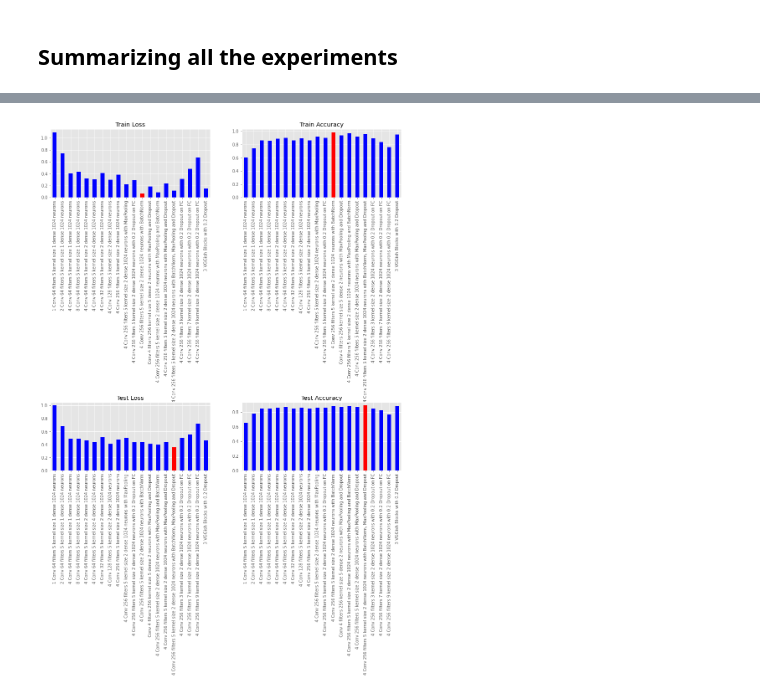
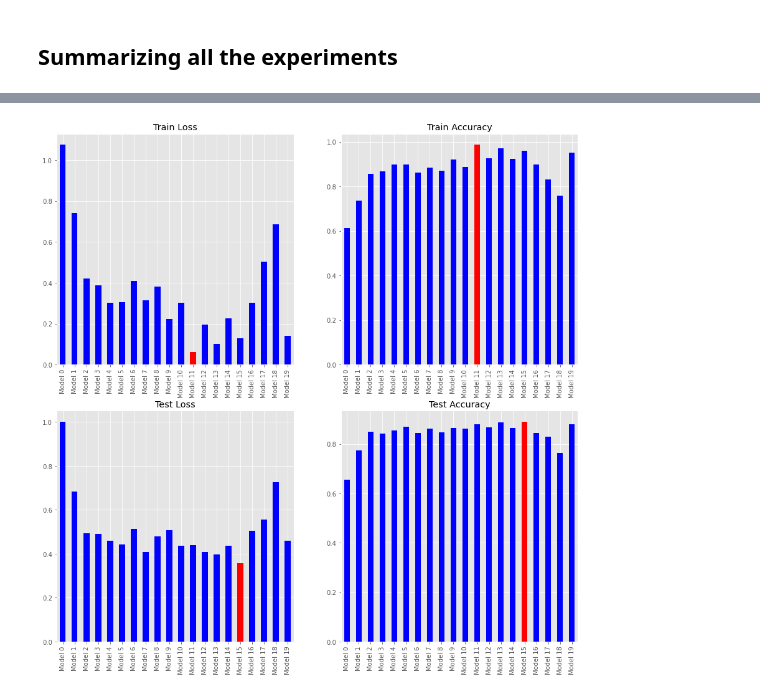
Before and after one commit to Yusepp/M3-CV, a Jupyter notebook: P4/CNN.ipynb, the cells around one changed output, grey strips where cells are left out. Drawn from its saved outputs; the diff is of its cells as text; code cells hidden in the pictures.

Commit message:
Plots and Data related to num params

```diff
--- a/P4/CNN.ipynb
+++ b/P4/CNN.ipynb
@@ -1015,7 +954,8 @@ Epoch 00098: ReduceLROnPlateau reducing learning rate to 0.0005000000237487257.
 # %%
 model.load_weights(f'model_{idx}.h5')
 title = "{} Conv {} filters {} kernel size {} dense {} neurons with 0.2 Dropout on FC".format(N_CONV, CONV, KERNEL, N_DENSE, DENSE)
-plot_loss_accuracy(history, title)
+if not f'model_{idx}.h5' in os.listdir("."):
+    plot_loss_accuracy(history, title)
 experiment.append(title)
 (loss, acc) = model.evaluate(train_big, verbose = 0)
 results["Train Accuracy"].append(acc)
@@ -1026,4 +966,5 @@ print("Train Accuracy: {:.4f}  Train Loss: {:.4f}".format(acc,loss))
 results["Test Accuracy"].append(acc)
 results["Test Loss"].append(loss)
 print("Test Accuracy: {:.4f}  Test Loss: {:.4f}".format(acc,loss))
+results["Num. Params"].append(model.count_params())
 # %% [output]
@@ -1076,7 +1016,8 @@ gc.collect()
 
 train_big, test_big = get_dataset(DATA_DIR_BIG, aug = True)
 model = build_block_model()
-history = model.fit(train_big,steps_per_epoch=train_big.samples // BATCH_SIZE, epochs=100, validation_data=test_big, validation_steps=test_big.samples // BATCH_SIZE, callbacks=[checkpoint, lr_reducer])
+if not f'model_{idx}.h5' in os.listdir("."):
+    history = model.fit(train_big,steps_per_epoch=train_big.samples // BATCH_SIZE, epochs=100, validation_data=test_big, validation_steps=test_big.samples // BATCH_SIZE, callbacks=[checkpoint, lr_reducer])
 # %% [output]
 Loading: ./datasets/MIT_split
 Found 1881 images belonging to 8 classes.
@@ -1098,7 +1027,8 @@ Epoch 100/100
 # %%
 model.load_weights(f'model_{idx}.h5')
 title = "3 VGGish Blocks with 0.2 Dropout"
-plot_loss_accuracy(history, title)
+if not f'model_{idx}.h5' in os.listdir("."):
+    plot_loss_accuracy(history, title)
 experiment.append(title)
 (loss, acc) = model.evaluate(train_big, verbose = 0)
 results["Train Accuracy"].append(acc)
@@ -1110,4 +1040,5 @@ results["Test Accuracy"].append(acc)
 results["Test Loss"].append(loss)
 print("Test Accuracy: {:.4f}  Test Loss: {:.4f}".format(acc,loss))
 print("Ration: {} ".format(results["Ratio"][-1]))
+results["Num. Params"].append(model.count_params())
 # %% [output]
@@ -1155,0 +1050,5 @@ df[["Train Accuracy", "Test Accuracy", "Ratio"]]
+# %%
+df = pd.DataFrame.from_dict(results)
+df.index = experiment
+df["Model"] = ["Model {}".format(i) for i in range(len(experiment))]
+df[["Model","Train Accuracy", "Test Accuracy", "Train Loss", "Test Loss", "Num. Params", "Ratio"]]
@@ -1156,21 +1073,25 @@ df[["Train Accuracy", "Test Accuracy", "Ratio"]]
 # %%
 fig, axes = plt.subplots(nrows=2, ncols=2)
 x = 0
-fig.subplots_adjust(hspace=3)
+#fig.subplots_adjust(hspace=1)
+cols = list(df.columns)
+cols.remove("Ratio")
+cols.remove("Model")
+cols.remove("Num. Params")
 
-for i, col in enumerate(df.columns):
-    if "Ratio" not in col:
-        c = df[col]
-        if "Accuracy" in col:
-            colors = ["r" if val == np.max(c) else "b" for val in c]
-        else:
-            colors = ["r" if val == np.min(c) else "b" for val in c]
+for i, col in enumerate(cols):
+    c = df[col]
+    if "Accuracy" in col:
+        colors = ["r" if val == np.max(c) else "b" for val in c]
+    else:
+        colors = ["r" if val == np.min(c) else "b" for val in c]
 
-        if i == 2:
-            x = 1
-        i = i % 2
+    if i == 2:
+        x = 1
+    i = i % 2
 
-        c.plot(kind="bar", figsize=(15,15), title=col, ax=axes[x,i], color=colors)
+    c.plot(kind="bar", figsize=(15,15), title=col, ax=axes[x,i], color=colors)
+    axes[x,i].set_xticklabels(df["Model"], rotation=90)
 plt.show()
 # %% [output]
-[figure, old version]
+[figure, new version]
```
Also changed, not shown: parts of 45 cells of this notebook.
